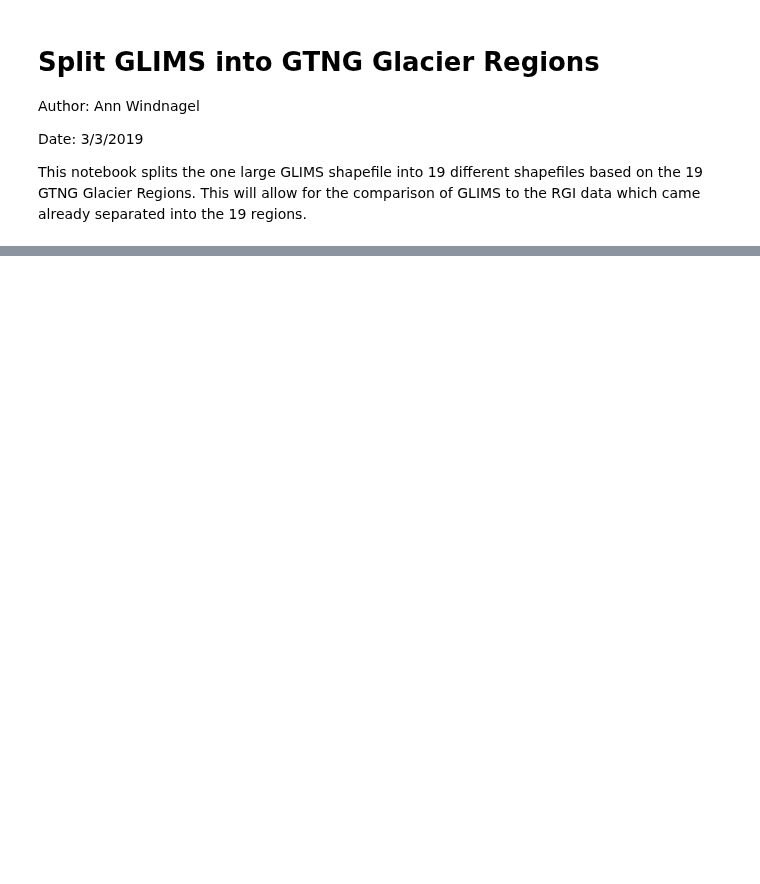
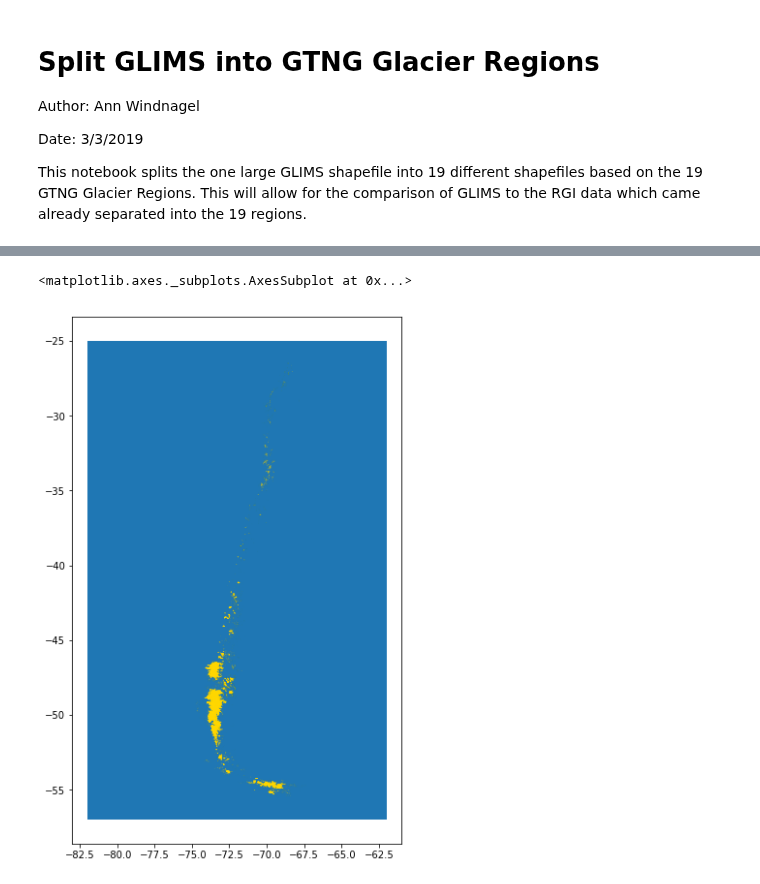
Before and after one commit to windnage/wgms-glacier-project, a Jupyter notebook: notebooks/split-glims-into-gtng-regions.ipynb, the cells around one changed output, grey strips where cells are left out. Saved outputs shown, nothing was run; the diff lists cells and outputs as text; code cells hidden in the pictures; blank space fills up the shorter version.

```diff
--- a/notebooks/split-glims-into-gtng-regions.ipynb
+++ b/notebooks/split-glims-into-gtng-regions.ipynb
@@ -342,0 +123,8 @@ False
+# %%
+# plot all the glims region 1 outlines in region 1
+fig, ax1 = plt.subplots(figsize=(10, 10))
+region_17.plot(ax=ax1)
+glims_polygons_r17.plot(ax=ax1, color='gold')
+# %% [output]
+<matplotlib.axes._subplots.AxesSubplot at 0x...>
+[figure, added]
```
Also changed, not shown: parts of 55 cells of this notebook, 1 other file.
